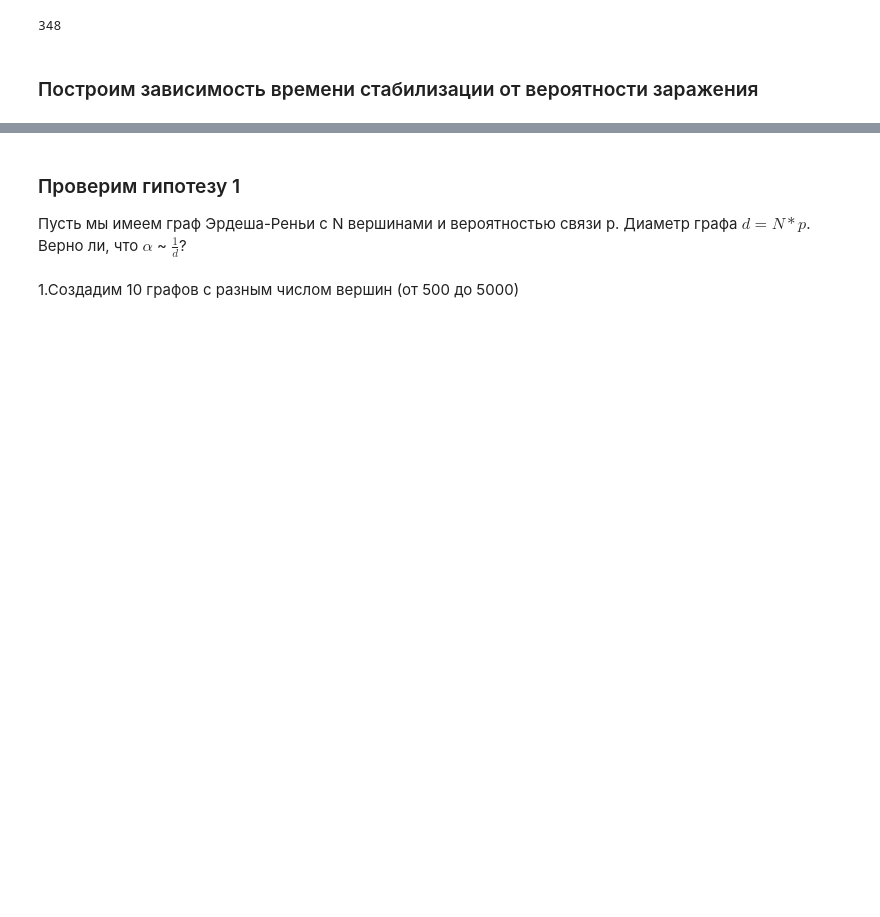
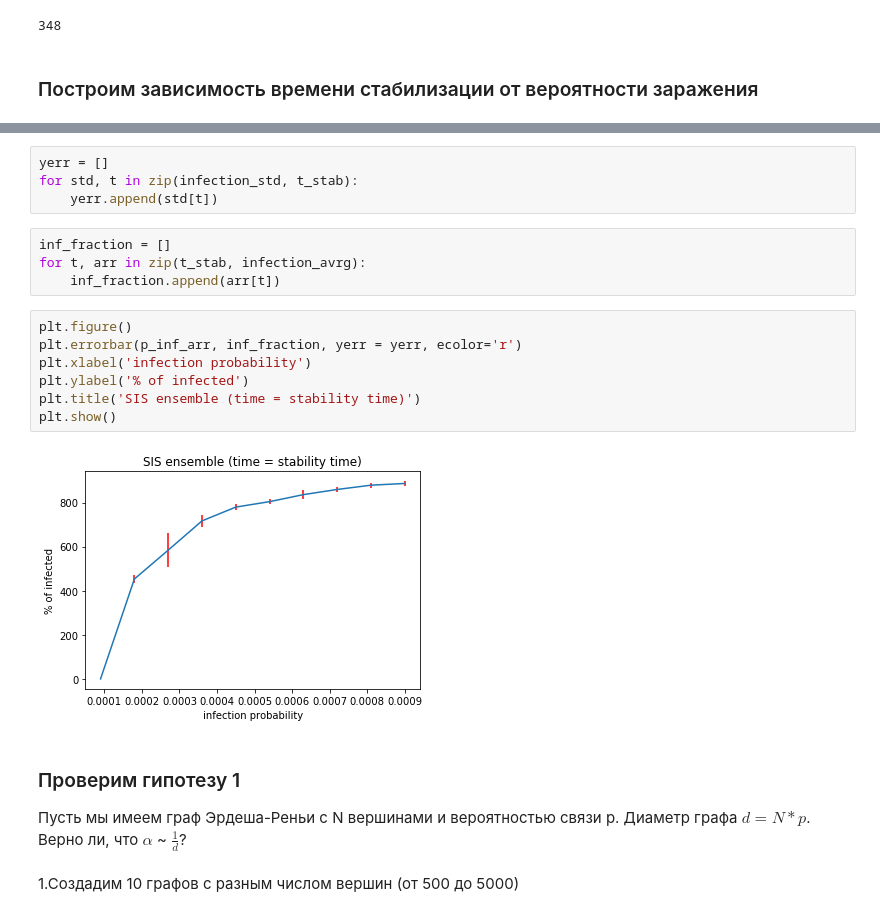
Before and after one commit to tsyrendylykova/multilayerNetwork, a Jupyter notebook: Senior thesis. Hypotheses 1.ipynb, the cells around one changed output, grey strips where cells are left out. Saved outputs shown, nothing was run; the diff lists cells and outputs as text; blank space fills up the shorter version.

```diff
--- a/Senior thesis. Hypotheses 1.ipynb
+++ b/Senior thesis. Hypotheses 1.ipynb
@@ -235,3 +255,20 @@ Text(0.5,1,'SIS model on Erdos-Renyu network (ensemble)')
+# %%
+yerr = []
+for std, t in zip(infection_std, t_stab):
+    yerr.append(std[t])
+# %%
+inf_fraction = []
+for t, arr in zip(t_stab, infection_avrg):
+    inf_fraction.append(arr[t])
+# %%
+plt.figure()
+plt.errorbar(p_inf_arr, inf_fraction, yerr = yerr, ecolor='r')
+plt.xlabel('infection probability')
+plt.ylabel('% of infected')
+plt.title('SIS ensemble (time = stability time)')
+plt.show()
+# %% [output]
+[figure, added]
 # %% [markdown]
 ### Проверим гипотезу 1
 
```
Also changed, not shown: parts of 8 cells of this notebook.
